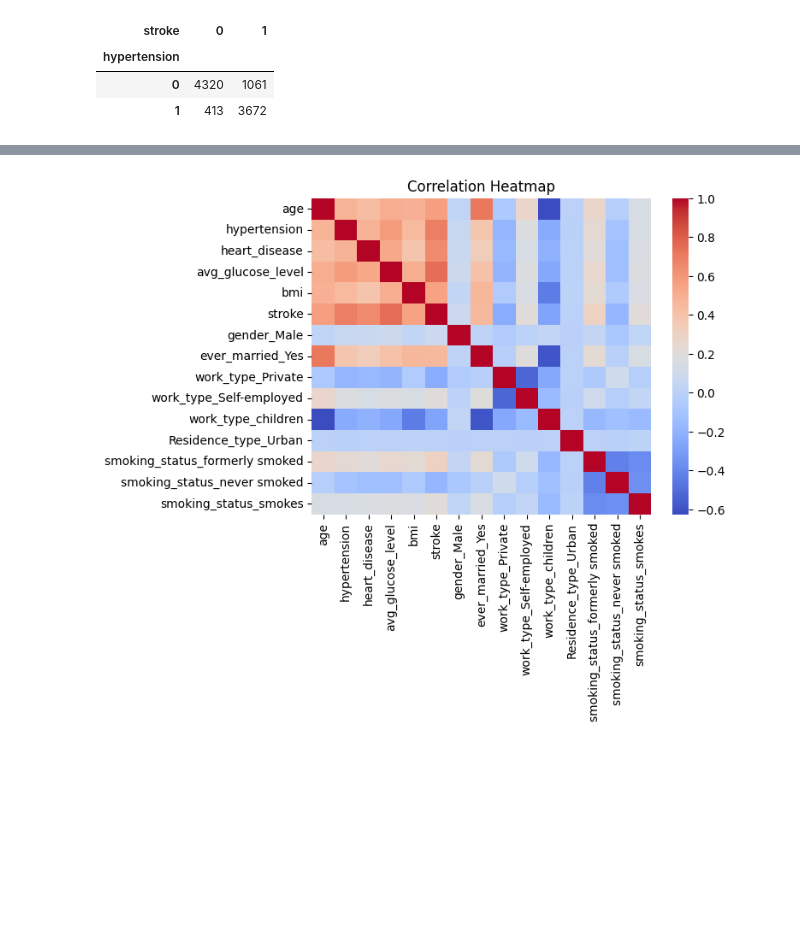
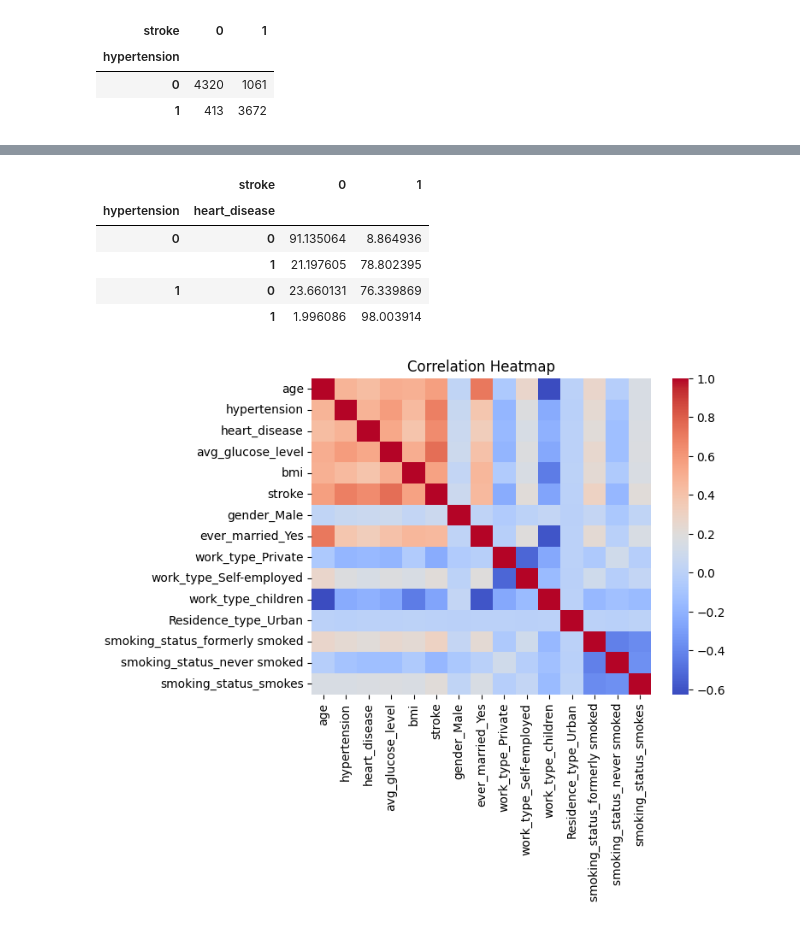
Before and after one commit to Poojanpatel12/VitalsAI, a Jupyter notebook: notebooks/Brain_disease_prediction_model.ipynb, the cells around one changed output, grey strips where cells are left out. Cells and saved outputs as stored; diff of their text form; code cells hidden in the pictures; blank space fills up the shorter version.

```diff
--- a/notebooks/Brain_disease_prediction_model.ipynb
+++ b/notebooks/Brain_disease_prediction_model.ipynb
@@ -234,3 +257,13 @@ pd.crosstab(df['hypertension'], df['stroke'])
+# %%
+# Hypertension vs Heart disease vs Stroke
+pd.crosstab([df['hypertension'], df['heart_disease']], df['stroke'], normalize='index') * 100
+# %% [output]
+|  | stroke | 0 | 1 |
+| hypertension | heart_disease |  |  |
+| 0 | 0 | 91.135064 | 8.864936 |
+|  | 1 | 21.197605 | 78.802395 |
+| 1 | 0 | 23.660131 | 76.339869 |
+|  | 1 | 1.996086 | 98.003914 |
 # %%
 # Convert categorical columns to numeric
 df_corr_temp = pd.get_dummies(df, drop_first=True)
```
Also changed, not shown: parts of 28 cells of this notebook, 2 other files.
